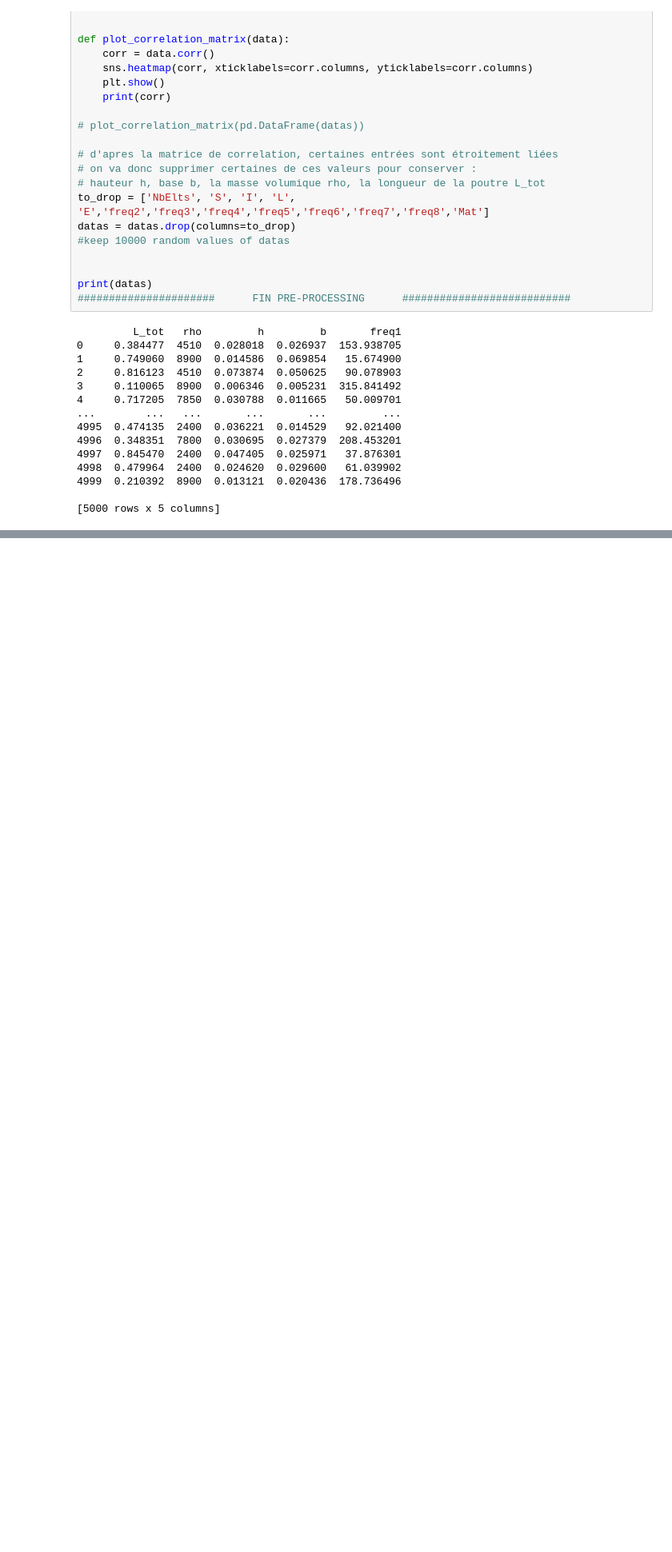
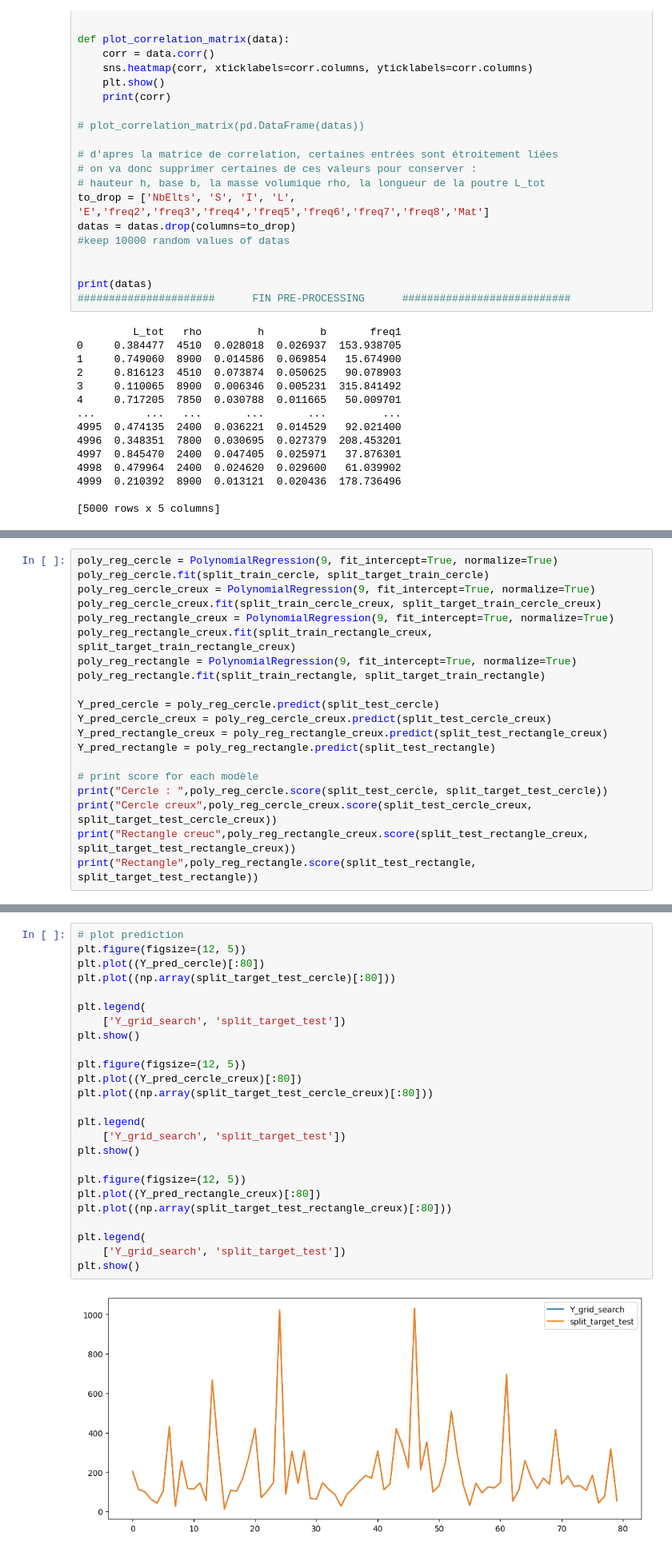
Before and after one commit to blaxxFR/projetIA, a Jupyter notebook: note_book.ipynb, the cells around one changed output, grey strips where cells are left out. Shown at 80% size. Cells and saved outputs as stored; diff of their text form; blank space fills up the shorter version.

Commit message:
Entrainement modèle différentes poutres + sauvegarde modèle

```diff
--- a/note_book.ipynb
+++ b/note_book.ipynb
@@ -491,0 +558,20 @@ model.fit(X, y, **kwargs)
+# %%
+poly_reg_cercle = PolynomialRegression(9, fit_intercept=True, normalize=True)
+poly_reg_cercle.fit(split_train_cercle, split_target_train_cercle)
+poly_reg_cercle_creux = PolynomialRegression(9, fit_intercept=True, normalize=True)
+poly_reg_cercle_creux.fit(split_train_cercle_creux, split_target_train_cercle_creux)
+poly_reg_rectangle_creux = PolynomialRegression(9, fit_intercept=True, normalize=True)
+poly_reg_rectangle_creux.fit(split_train_rectangle_creux, split_target_train_rectangle_creux)
+poly_reg_rectangle = PolynomialRegression(9, fit_intercept=True, normalize=True)
+poly_reg_rectangle.fit(split_train_rectangle, split_target_train_rectangle)
+
+Y_pred_cercle = poly_reg_cercle.predict(split_test_cercle)
+Y_pred_cercle_creux = poly_reg_cercle_creux.predict(split_test_cercle_creux)
+Y_pred_rectangle_creux = poly_reg_rectangle_creux.predict(split_test_rectangle_creux)
+Y_pred_rectangle = poly_reg_rectangle.predict(split_test_rectangle)
+
+# print score for each modèle
+print("Cercle : ",poly_reg_cercle.score(split_test_cercle, split_target_test_cercle))
+print("Cercle creux",poly_reg_cercle_creux.score(split_test_cercle_creux, split_target_test_cercle_creux))
+print("Rectangle creuc",poly_reg_rectangle_creux.score(split_test_rectangle_creux, split_target_test_rectangle_creux))
+print("Rectangle",poly_reg_rectangle.score(split_test_rectangle, split_target_test_rectangle))
@@ -491,0 +599,27 @@ model.fit(X, y, **kwargs)
+# %%
+# plot prediction
+plt.figure(figsize=(12, 5))
+plt.plot((Y_pred_cercle)[:80])
+plt.plot((np.array(split_target_test_cercle)[:80]))
+
+plt.legend(
+    ['Y_grid_search', 'split_target_test'])
+plt.show()
+
+plt.figure(figsize=(12, 5))
+plt.plot((Y_pred_cercle_creux)[:80])
+plt.plot((np.array(split_target_test_cercle_creux)[:80]))
+
+plt.legend(
+    ['Y_grid_search', 'split_target_test'])
+plt.show()
+
+plt.figure(figsize=(12, 5))
+plt.plot((Y_pred_rectangle_creux)[:80])
+plt.plot((np.array(split_target_test_rectangle_creux)[:80]))
+
+plt.legend(
+    ['Y_grid_search', 'split_target_test'])
+plt.show()
+# %% [output]
+[figure, added]
```
Also changed, not shown: parts of 15 cells of this notebook, 5 other files.
